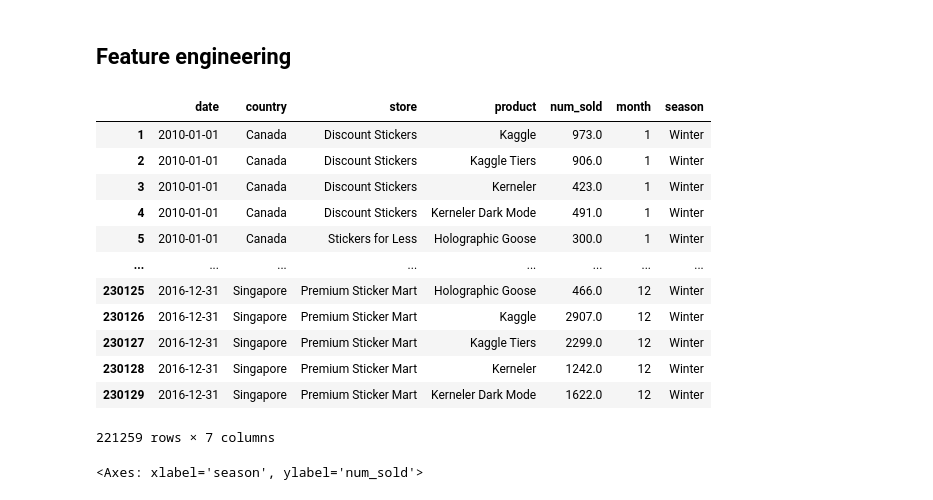
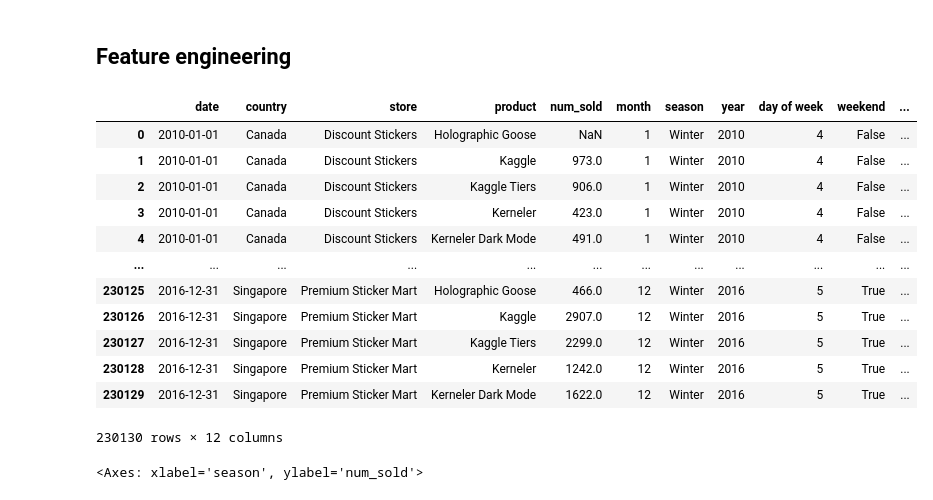
Before and after one commit to rjvillen/Forecasting-Kaggle-Sticker-Sales, a Jupyter notebook: Basic-EDA.ipynb, the cells around one changed output. Saved outputs shown, nothing was run; the diff lists cells and outputs as text; code cells hidden in the pictures.

```diff
--- a/Basic-EDA.ipynb
+++ b/Basic-EDA.ipynb
@@ -114,8 +152,6 @@ dtype: float64
 # %%
 # Solo hay valores nan en la variable objetivo, se pueden eliminar
 # podemos probar a imputar y eliminar y comprobar la performance
-df.dropna(inplace=True)
+# df.dropna(inplace=True)
 # %%
-for country in df["country"].unique():
-    sns.lineplot(df[df["country"]==country], x="date", y="num_sold", hue="product") # tarda mucho!
-    plt.title(country)
+# sns.lineplot(df, x="date", y="num_sold", hue="country")
@@ -134,31 +196,52 @@ sns.lineplot(df, x="date", y="num_sold", hue="country")
 # crear características basadas en la fecha (vacaciones, fines de semana, etc.)
 # %%
 # crear características: mes y estación
+import holidays
+
 season_map = {
     1: "Winter",
     2: "Spring",
     3: "Summer",
     4: "Autumn"
 }
 
+def is_holiday(row):
+    country = row["country"]
+    date = row["date"]
+
+    country_codes = {
+        "Canada":"CA",
+        "Finland":"FI",
+        "Norway":"NO",
+        "Kenya":"KE",
+        "Italy":"IT",
+        "Singapore":"SG",
+    }
+    return 1 if date in holidays.country_holidays(country_codes.get(country)) else 0
+
 df["month"] = df["date"].dt.month
 df["season"] = (df["month"]%12 + 3)//3
 df["season"] = df["season"].map(season_map)
+df["year"] = df["date"].dt.year
+df["day of week"] = df["date"].dt.dayofweek
+df["weekend"] = df["day of week"] > 4
+df["holiday"] = df.apply(lambda row: is_holiday(row), axis=1)
+
 df
 # %% [output]
-|  | date | country | store | product | num_sold | month | season |
-| 1 | 2010-01-01 | Canada | Discount Stickers | Kaggle | 973.0 | 1 | Winter |
-| 2 | 2010-01-01 | Canada | Discount Stickers | Kaggle Tiers | 906.0 | 1 | Winter |
-| 3 | 2010-01-01 | Canada | Discount Stickers | Kerneler | 423.0 | 1 | Winter |
-| 4 | 2010-01-01 | Canada | Discount Stickers | Kerneler Dark Mode | 491.0 | 1 | Winter |
-| 5 | 2010-01-01 | Canada | Stickers for Less | Holographic Goose | 300.0 | 1 | Winter |
-| ... | ... | ... | ... | ... | ... | ... | ... |
-| 230125 | 2016-12-31 | Singapore | Premium Sticker Mart | Holographic Goose | 466.0 | 12 | Winter |
-| 230126 | 2016-12-31 | Singapore | Premium Sticker Mart | Kaggle | 2907.0 | 12 | Winter |
-| 230127 | 2016-12-31 | Singapore | Premium Sticker Mart | Kaggle Tiers | 2299.0 | 12 | Winter |
-| 230128 | 2016-12-31 | Singapore | Premium Sticker Mart | Kerneler | 1242.0 | 12 | Winter |
-| 230129 | 2016-12-31 | Singapore | Premium Sticker Mart | Kerneler Dark Mode | 1622.0 | 12 | Winter |
+|  | date | country | store | product | num_sold | month | season | year | day of week | weekend | ... |
+| 0 | 2010-01-01 | Canada | Discount Stickers | Holographic Goose | NaN | 1 | Winter | 2010 | 4 | False | ... |
+| 1 | 2010-01-01 | Canada | Discount Stickers | Kaggle | 973.0 | 1 | Winter | 2010 | 4 | False | ... |
+| 2 | 2010-01-01 | Canada | Discount Stickers | Kaggle Tiers | 906.0 | 1 | Winter | 2010 | 4 | False | ... |
+| 3 | 2010-01-01 | Canada | Discount Stickers | Kerneler | 423.0 | 1 | Winter | 2010 | 4 | False | ... |
+| 4 | 2010-01-01 | Canada | Discount Stickers | Kerneler Dark Mode | 491.0 | 1 | Winter | 2010 | 4 | False | ... |
+| ... | ... | ... | ... | ... | ... | ... | ... | ... | ... | ... | ... |
+| 230125 | 2016-12-31 | Singapore | Premium Sticker Mart | Holographic Goose | 466.0 | 12 | Winter | 2016 | 5 | True | ... |
+| 230126 | 2016-12-31 | Singapore | Premium Sticker Mart | Kaggle | 2907.0 | 12 | Winter | 2016 | 5 | True | ... |
+| 230127 | 2016-12-31 | Singapore | Premium Sticker Mart | Kaggle Tiers | 2299.0 | 12 | Winter | 2016 | 5 | True | ... |
+| 230128 | 2016-12-31 | Singapore | Premium Sticker Mart | Kerneler | 1242.0 | 12 | Winter | 2016 | 5 | True | ... |
+| 230129 | 2016-12-31 | Singapore | Premium Sticker Mart | Kerneler Dark Mode | 1622.0 | 12 | Winter | 2016 | 5 | True | ... |
-221259 rows × 7 columns
+230130 rows × 12 columns
 # %%
 sns.barplot(df, x="season", y="num_sold")
 # %% [output]
```
Also changed, not shown: parts of 15 cells of this notebook.
